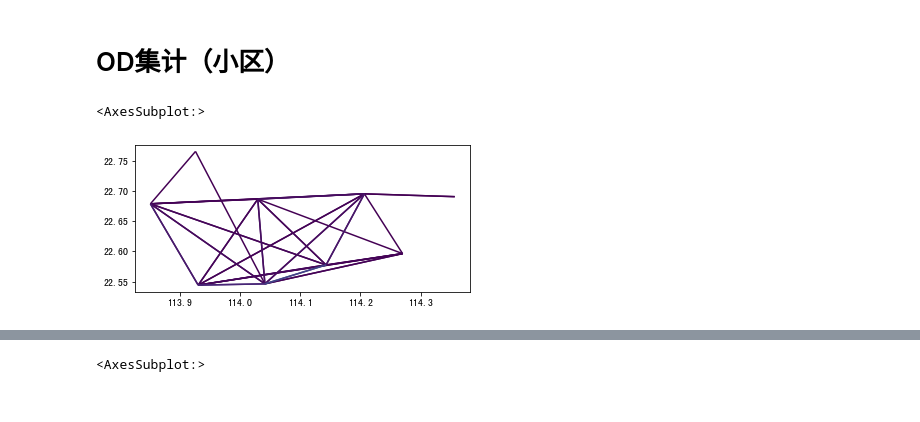
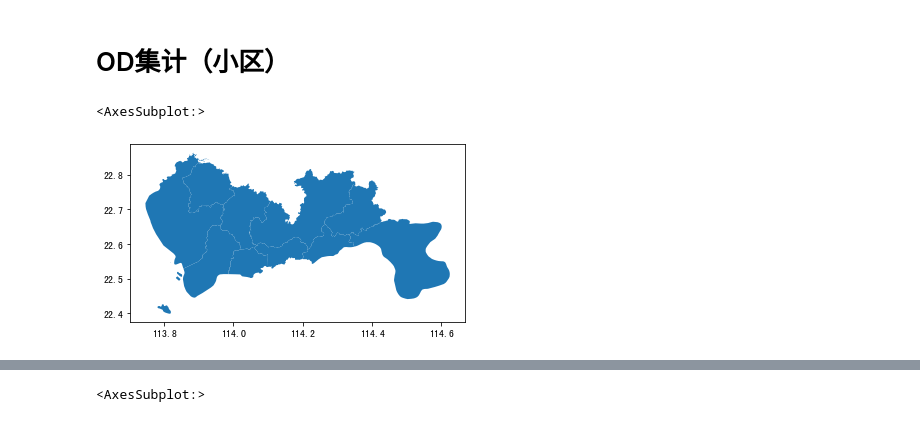
Before and after one commit to ni1o1/transbigdata, a Jupyter notebook: example/example-od.ipynb, the cells around one changed output, grey strips where cells are left out. Saved outputs shown, nothing was run; the diff lists cells and outputs as text; code cells hidden in the pictures.

```diff
--- a/example/example-od.ipynb
+++ b/example/example-od.ipynb
@@ -89,11 +88,9 @@ plt.show()
 # %%
 #读取区域信息
 import geopandas as gpd
 sz = gpd.read_file(r'sz.json')
 sz.crs = None
-#OD集计到小区（在不传入栅格化参数时，直接用经纬度匹配）
-od_gdf = transbigdata.odagg_shape(oddata,sz,round_accuracy=6)
-od_gdf.plot(column = 'count')
+sz.plot()
 # %% [output]
 <AxesSubplot:>
-[figure, old version]
+[figure, new version]
```
Also changed, not shown: parts of 2 cells of this notebook, 8 other files.
